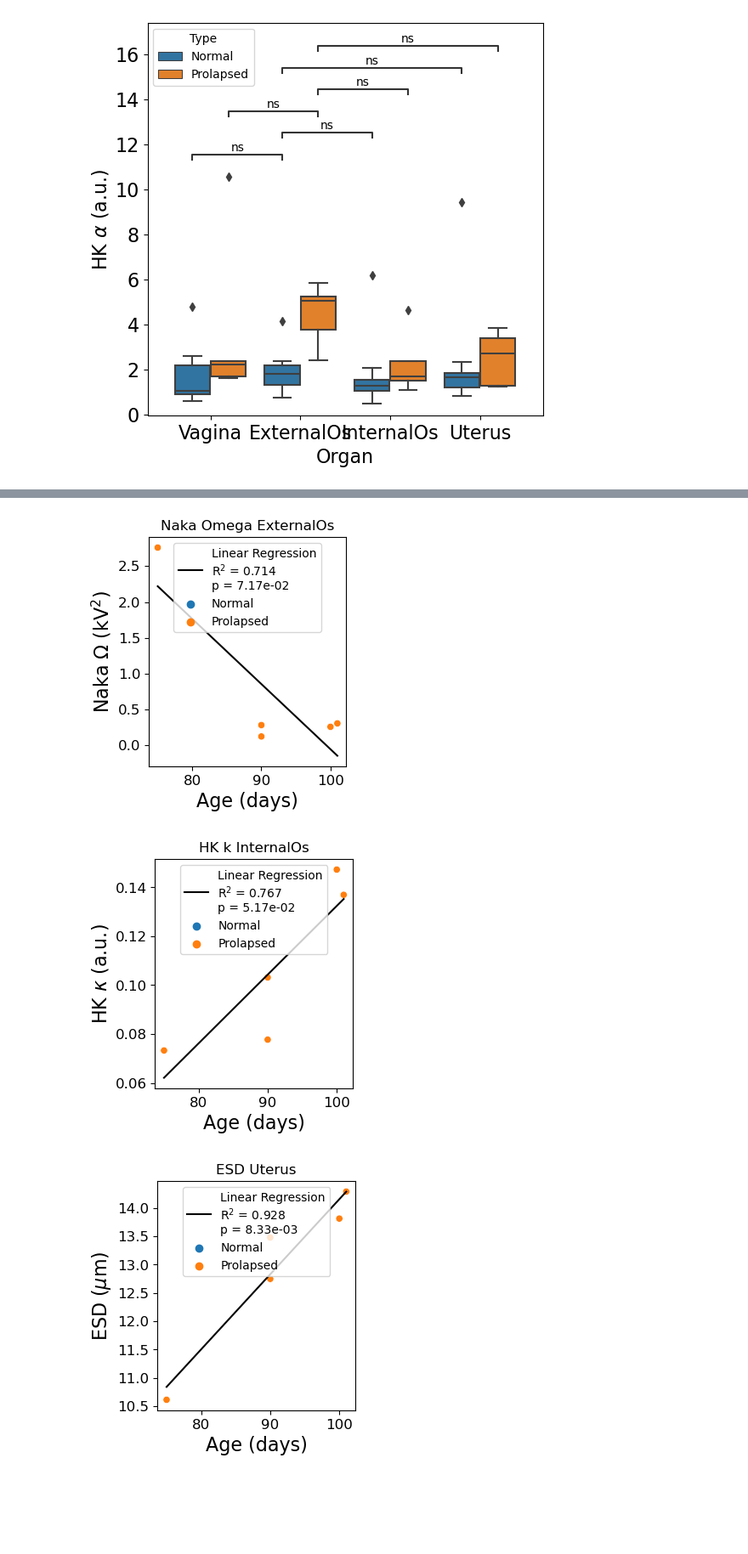
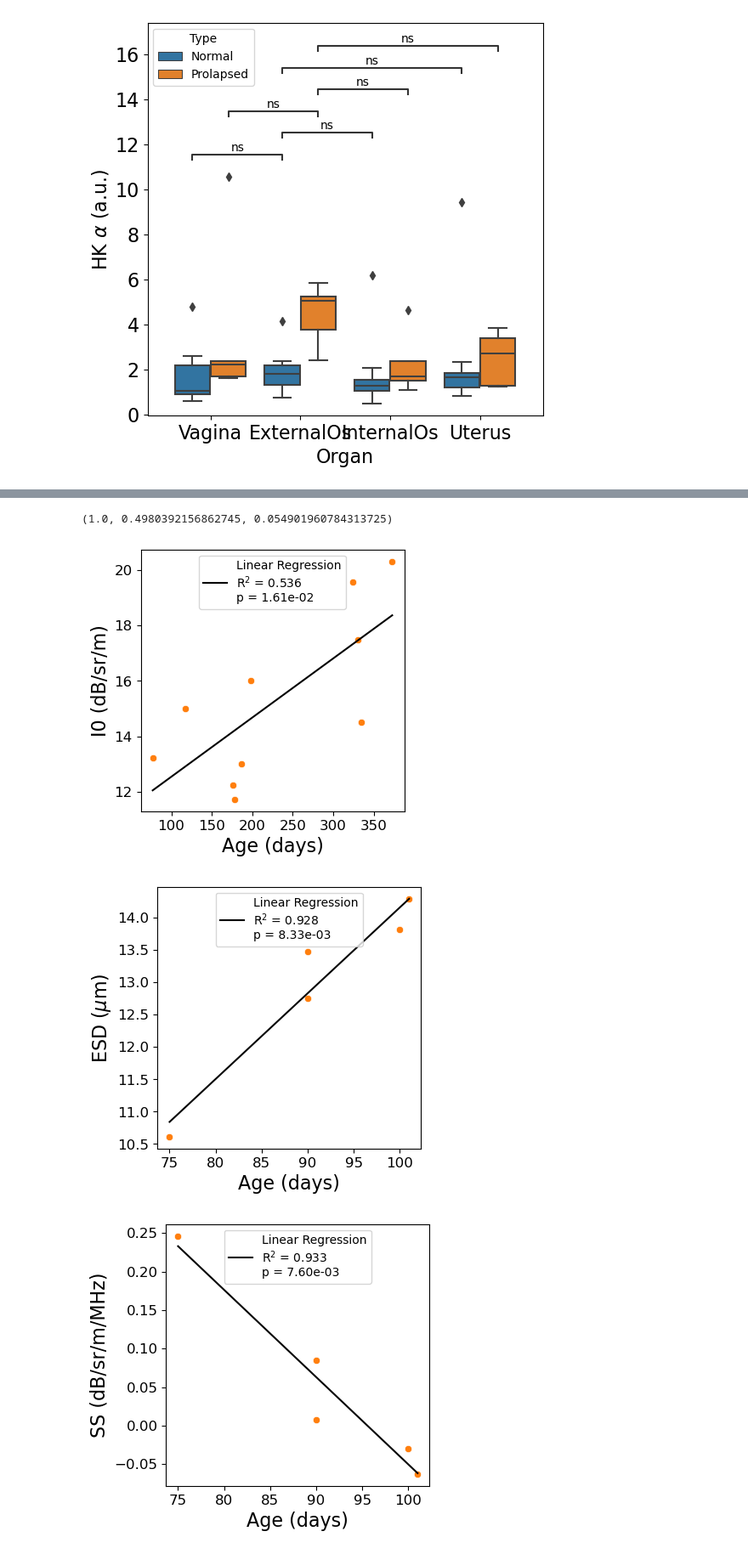
Before and after one commit to bfilab/Repro_QUS, a Jupyter notebook: Python_Scripts/repro_qus_organs.ipynb, the cells around one changed output, grey strips where cells are left out. Shown at 85% size. Drawn from its saved outputs; the diff is of its cells as text; code cells hidden in the pictures; blank space fills up the shorter version.

Commit message:
redo figure ROIs

```diff
--- a/Python_Scripts/repro_qus_organs.ipynb
+++ b/Python_Scripts/repro_qus_organs.ipynb
@@ -45,7 +45,8 @@ new_names = {'HKStructureParam':'HK k','HKScattererClusteringParam':'HK alpha','
              'SpectralSlope':'SS','Intercept':'I0','MidbandFit':'MBF','EffectiveScattererSize':'ESD','AcousticConcentration':'EAC'}
 
 # Convert ESD from m to um
-all_data['AcousticConcentration'] *= 1e6
+all_data['EffectiveScattererSize'] *= 1e6
+print(all_data)
 all_data['NakScaleFactor'] /= 1e6
 
 # Log compress the Nakagami Omega and HK alpha parameters
@@ -69,7 +70,7 @@ all_data_copy = all_data.copy()
 
 # Remove any rows where the ESD is zero
 # This means QUS estimation failed
-remove_idx = (all_data['AcousticConcentration'] <= 0)
+remove_idx = (all_data['EffectiveScattererSize'] <= 0)
 all_data.drop(all_data.loc[remove_idx].index,inplace=True)
 
 #sum_data = all_data.groupby(['ID'],as_index=False).count()
@@ -522,7 +512,8 @@ M955   0.006659     1.0  0.005871      3  101
 M955   0.005762     1.0  0.005448      3  101
 # %%
 #Compute linear regression for all samples
-
+cp = sns.color_palette()
+print(cp[1])
 
 for t_idx, tp in enumerate(all_types):
     type_data = corr_data[corr_data['Type'] == tp]
@@ -542,37 +533,38 @@ for t_idx, tp in enumerate(all_types):
             r2 = model.score(x,y)
             r_mat_d[q_idx,r_idx] = r2
             #print(f"R-squared {r2}")
 
             x2 = sm.add_constant(x)
             m = sm.OLS(y,x2)
             mfit = m.fit()
             #print(reg)
             #print(mfit.pvalues)
 
             #Plot the data
-            if r2 > 0.7:
-                this_fig, this_ax = plt.subplots(1,1,figsize=(3,3.5))
+            if mfit.pvalues[1] < 0.05:
+                this_fig, this_ax = plt.subplots(1,1,figsize=(4,4))
                 plt.plot(x_pred,y_pred,color='black',label=f"Linear Regression\nR$^{2}$ = {r2:.3f}\np = {mfit.pvalues[1]:.2e}")
                 #plt.plot(xc,yc_pred,color='#1f77b4',label=f"Control (R$^{2}$ = {r2_control:.2f})")
                 #plt.plot(xr,yr_pred,color='#ff7f0e',label =f"RUPP (R$^{2}$ = {r2_rupp:.2f})")
                 #plt.legend(title = 'Linear Regression')
                 #plt.legend(["All","Control", "RUPP"], loc="upper left")
                 markers = {"Vagina": "s", "ExternalOs": "X", "InternalOs":"+", "Uterus":"o"}
-                sns.scatterplot(data=org_data, x="Age", y=param,hue = 'Type')
+                sns.scatterplot(data=org_data, x="Age", y=param,color = cp[1])
                 leg = plt.legend(title = '',fontsize = 12)
                 #leg._legend_box.align = 'left'
                 this_ax.set_xlabel('Age (days)',fontsize=16)
                 this_ax.set_ylabel(qus_params_key[q_idx],fontsize=16)
                 plt.xticks(fontsize=12)
                 plt.yticks(fontsize=12)
-                plt.title(param+" "+reg)
+                #plt.title(reg)
                 sns.move_legend(this_ax, "upper center")
 
     #print(r_mat_d)
     r_df = pd.DataFrame(data = r_mat_d, index = qus_params, columns = all_regions)
     save_name = data_dir + '\\' + tp + '_qus_age_corr.csv'
     r_df.to_csv(save_name)
 # %% [output]
+(1.0, 0.4980392156862745, 0.054901960784313725)
-[figure, old version]
+[figure, new version]
-[figure, old version]
+[figure, new version]
-[figure, old version]
+[figure, new version]
```
Also changed, not shown: parts of 5 cells of this notebook, 2 other files.
